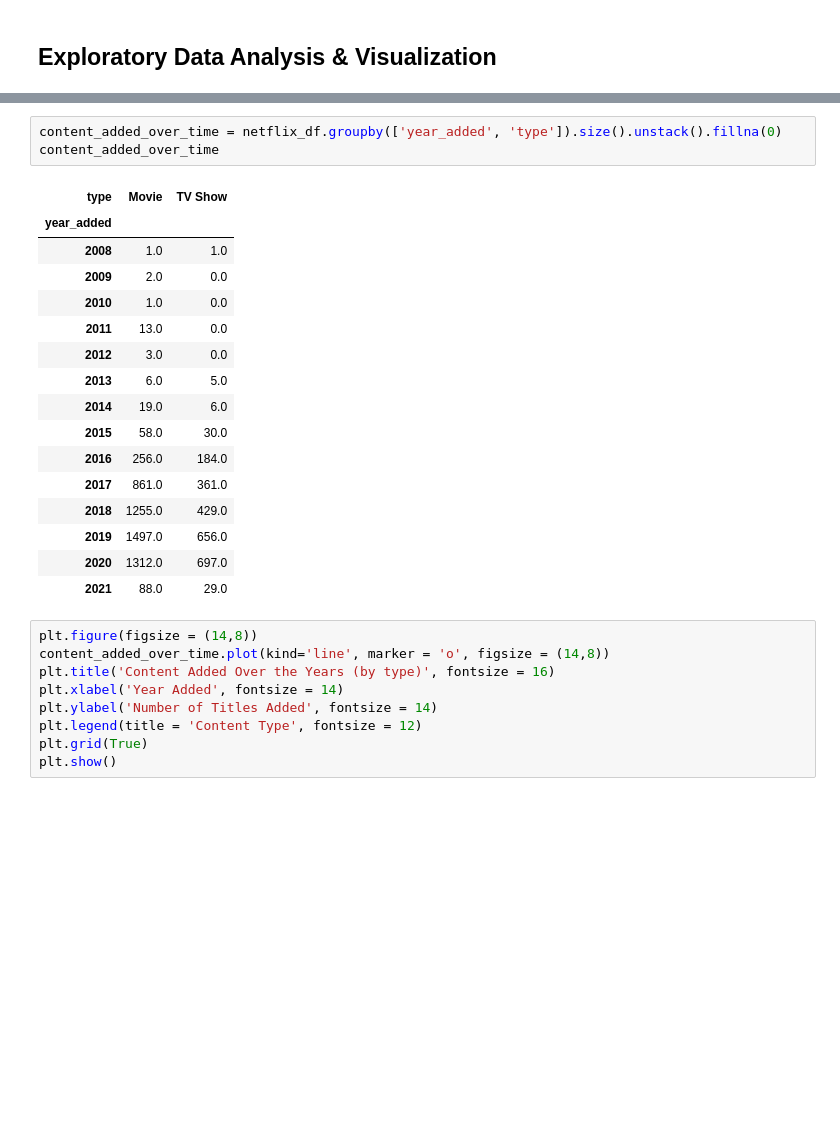
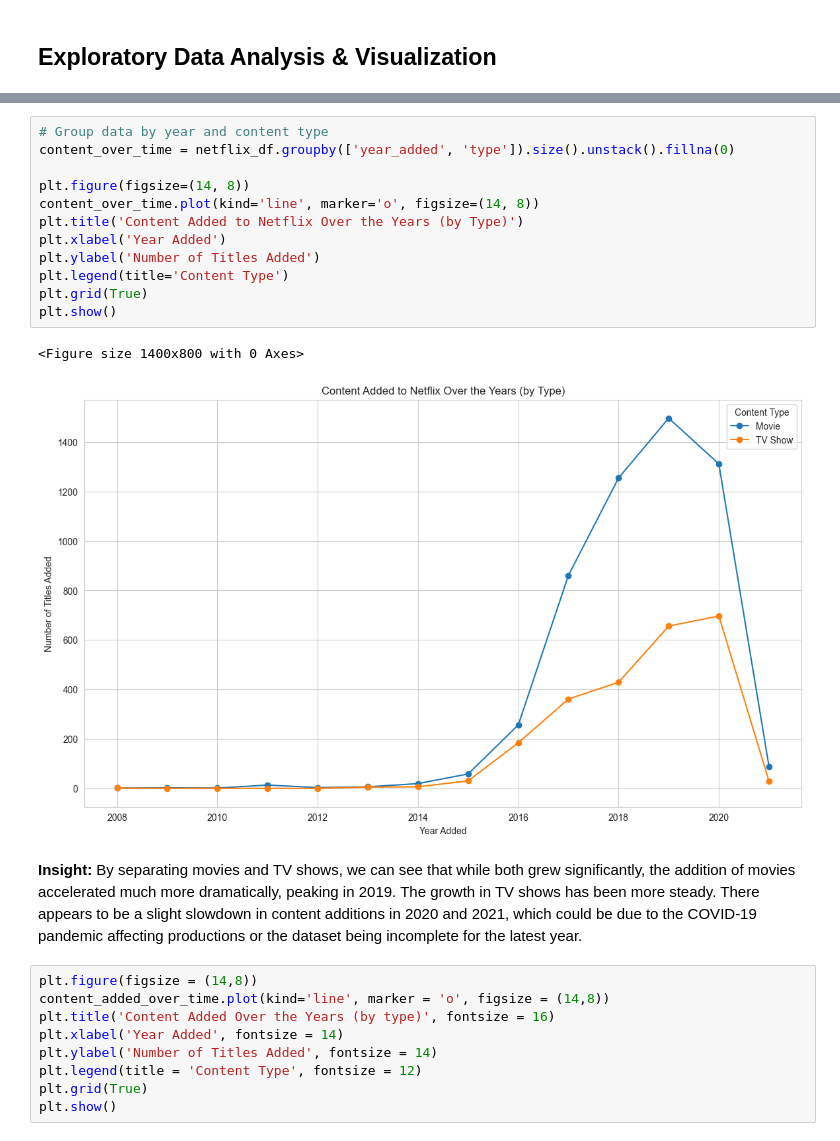
Before and after one commit to eshagarwal/21-Projects-21-Days-ML-Deep-Learning-GenAI-GFG, a Jupyter notebook: DAY 2/netflix.ipynb, the cells around one changed output, grey strips where cells are left out. Drawn from its saved outputs; the diff is of its cells as text; blank space fills up the shorter version.

```diff
--- a/DAY 2/netflix.ipynb
+++ b/DAY 2/netflix.ipynb
@@ -158,23 +183,20 @@ Q. How has content being added over the years?
 # %%
-content_added_over_time = netflix_df.groupby(['year_added', 'type']).size().unstack().fillna(0)
-content_added_over_time
+# Group data by year and content type
+content_over_time = netflix_df.groupby(['year_added', 'type']).size().unstack().fillna(0)
+
+plt.figure(figsize=(14, 8))
+content_over_time.plot(kind='line', marker='o', figsize=(14, 8))
+plt.title('Content Added to Netflix Over the Years (by Type)')
+plt.xlabel('Year Added')
+plt.ylabel('Number of Titles Added')
+plt.legend(title='Content Type')
+plt.grid(True)
+plt.show()
 # %% [output]
-| type | Movie | TV Show |
-| year_added |  |  |
-| 2008 | 1.0 | 1.0 |
-| 2009 | 2.0 | 0.0 |
-| 2010 | 1.0 | 0.0 |
-| 2011 | 13.0 | 0.0 |
-| 2012 | 3.0 | 0.0 |
-| 2013 | 6.0 | 5.0 |
-| 2014 | 19.0 | 6.0 |
-| 2015 | 58.0 | 30.0 |
-| 2016 | 256.0 | 184.0 |
-| 2017 | 861.0 | 361.0 |
-| 2018 | 1255.0 | 429.0 |
-| 2019 | 1497.0 | 656.0 |
-| 2020 | 1312.0 | 697.0 |
-| 2021 | 88.0 | 29.0 |
+<Figure size 1400x800 with 0 Axes>
+[figure, added]
+# %% [markdown]
+**Insight:** By separating movies and TV shows, we can see that while both grew significantly, the addition of movies accelerated much more dramatically, peaking in 2019. The growth in TV shows has been more steady. There appears to be a slight slowdown in content additions in 2020 and 2021, which could be due to the COVID-19 pandemic affecting productions or the dataset being incomplete for the latest year.
 # %%
 plt.figure(figsize = (14,8))
 content_added_over_time.plot(kind='line', marker = 'o', figsize = (14,8))
```
Also changed, not shown: parts of 52 cells of this notebook.
